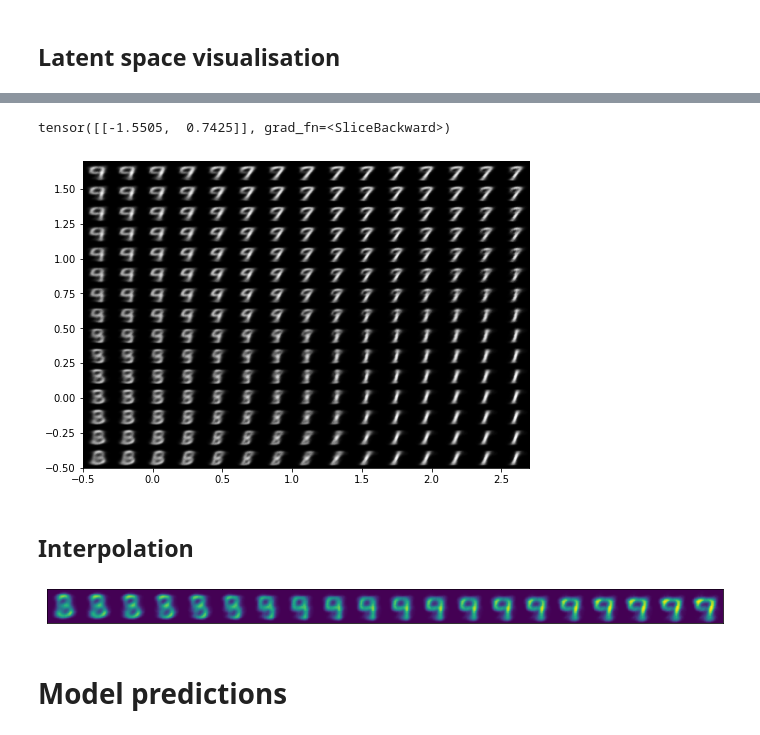
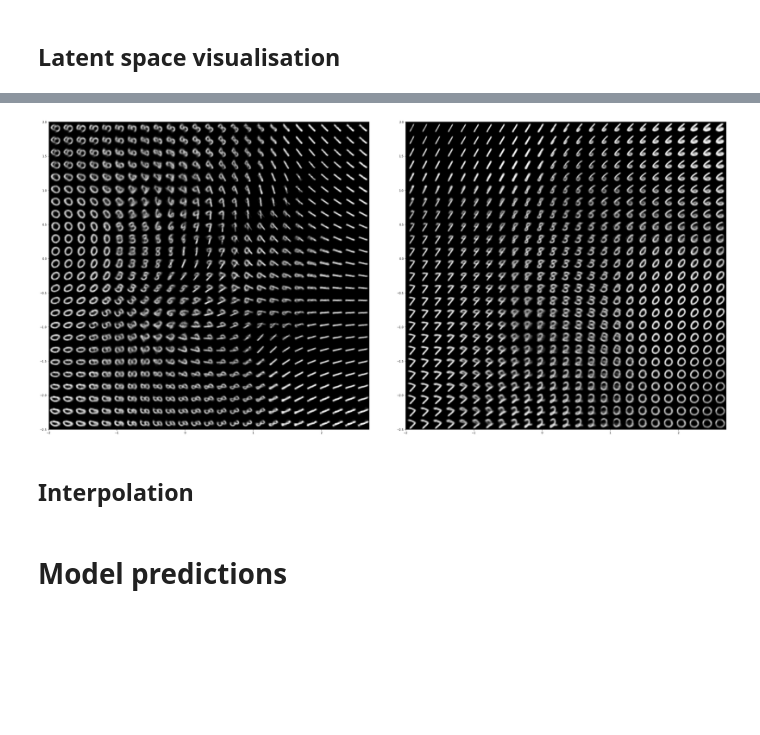
Before and after one commit to andreaskapou/spatialDGM, a Jupyter notebook: notebooks/l_pyrovae_rot_mnist.ipynb, the cells around one changed output, grey strips where cells are left out. Cells and saved outputs as stored; diff of their text form; code cells hidden in the pictures; blank space fills up the shorter version.

```diff
--- a/notebooks/l_pyrovae_rot_mnist.ipynb
+++ b/notebooks/l_pyrovae_rot_mnist.ipynb
@@ -30,21 +30,20 @@ Global seed set to 123
 # Load trained model and MNIST dataset
 # %%
 # Dataset modification
-modify = 0 # rotate or none
+modify = 1 # rotate or none
 z_dim = 2
 
 # Dataset
 dm = MnistDataModule(data_dir = osp.join('..', 'data'), dataset_name="MNIST", modify=1)
 dm.setup()
 
-# Pyro model
+# Pyro SpatialVAE model
 base_dir = f'../output/PyroVAE_mnist_m{modify}_z{z_dim}/'
 pyrovae = load_pyrovae(base_dir, data_dim = (1, 28, 28))
-#pyrovae = pyro.eval()
+pyrovae = pyrovae.eval()
 
-# Models
-#base_dir = f'../output/spatialVAE_mnist_{modify}_z{z_dim}/'
-#spvae = load_spvae(base_dir, data_dim = (1, 28, 28))
-#spvae = spvae.eval()
+base_dir = f'../output/PyroVAE_mnist_m{0}_z{z_dim}/'
+vae = load_pyrovae(base_dir, data_dim = (1, 28, 28))
+vae = vae.eval()
 # %% [markdown]
 ## Latent space visualisation
@@ -55,10 +60,3 @@ plot_latent(pyrovae, dm.train_set, ax=None, z_dim=z_dim, num_batches=15000)
-# %%
-for i, (img, t, angle) in enumerate(dm.train_set):
-    z_loc, z_logscale, z_scale = pyrovae.q_net(img)
-    print(z_loc)
-    break
-# %% [output]
-tensor([[-1.5505,  0.7425]], grad_fn=<SliceBackward>)
 # %%
 #plt.rcParams['figure.figsize'] = [8, 7]
 #w, h = plt.rcParams.get('figure.figsize')
@@ -70,25 +70,23 @@ tensor([[-1.5505,  0.7425]], grad_fn=<SliceBackward>)
 # %%
-plt.rcParams['figure.figsize'] = [8, 7]
+plt.rcParams['figure.figsize'] = [12, 16]
 w, h = plt.rcParams.get('figure.figsize')
-fig, axs = plt.subplots(1, 1, figsize=(w, h), facecolor='w')
+fig, axs = plt.subplots(1, 2, figsize=(3*w, h), facecolor='w')
 if (z_dim == 2):
-    plot_reconstructed(pyrovae, ax=axs, r0=(-0.5, 2.7), r1=(-0.5, 1.7))
-#    plot_reconstructed(vae, ax=axs[0], r0=(-10, 20), r1=(-12, 12))
-#    plot_reconstructed(spvae, ax=axs[1], r0=(-0.5, 2.7), r1=(-0.5, 1.7))
+    plt.tight_layout()
+    plot_reconstructed(vae, ax=axs[0], r0=(-2, 2.7), r1=(-2.5, 2), n = 25)
+    plot_reconstructed(pyrovae, ax=axs[1], r0=(-2, 2.7), r1=(-2.5, 2), n = 25)
 # %% [output]
-[figure, old version]
+[figure, new version]
 # %% [markdown]
 ## Interpolation
 # %%
-plt.rcParams['figure.figsize'] = [15, 20]
-data = dm.train_dataloader()
-x, y, k = data.__iter__().next() # hack to grab a batch
-x_1 = x[y == 0][1].to('cpu') # find a 1
-x_2 = x[y == 6][1].to('cpu') # find a 0
+#plt.rcParams['figure.figsize'] = [15, 20]
+#data = dm.train_dataloader()
+#x, y, k = data.__iter__().next() # hack to grab a batch
+#x_1 = x[y == 0][1].to('cpu') # find a 1
+#x_2 = x[y == 6][1].to('cpu') # find a 0
 
-interpolate(pyrovae, x_1, x_2, n=20)
+#interpolate(pyrovae, x_1, x_2, n=20)
-# %% [output]
-[figure, removed]
 # %% [markdown]
 # Model predictions
 # %% [markdown]
```
Also changed, not shown: parts of 6 cells of this notebook, 5 other files.
